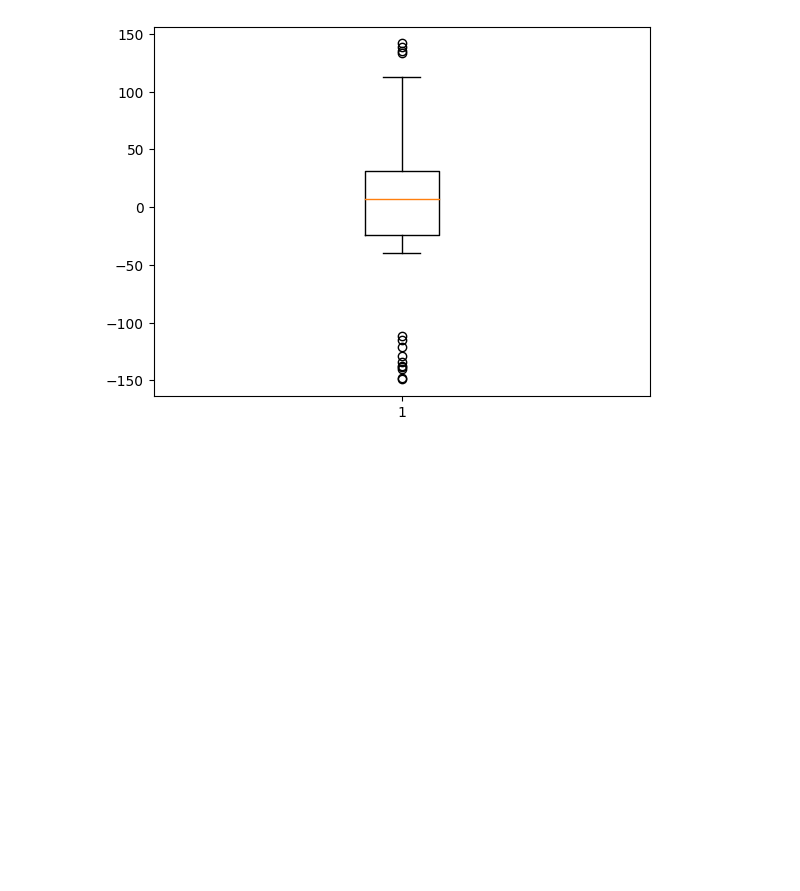
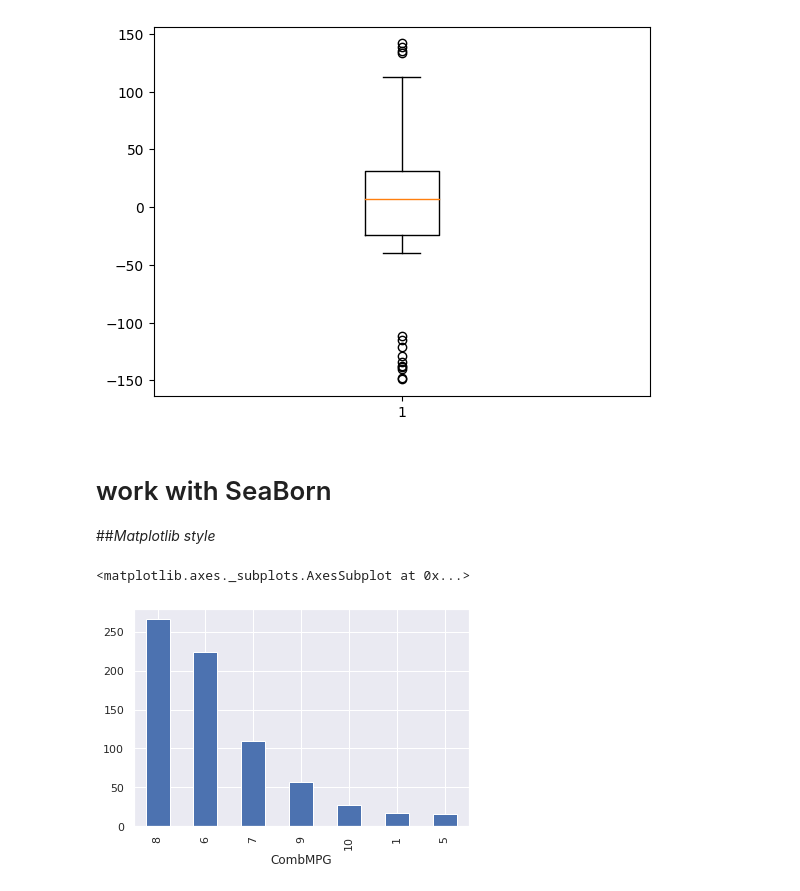
Before and after one commit to OnePassio/CE888, a Jupyter notebook: Research/Python_Matplotlib_Samples.ipynb, the cells around one changed output. Saved outputs shown, nothing was run; the diff lists cells and outputs as text; code cells hidden in the pictures; blank space fills up the shorter version.

```diff
--- a/Research/Python_Matplotlib_Samples.ipynb
+++ b/Research/Python_Matplotlib_Samples.ipynb
@@ -227,3 +227,23 @@ plt.boxplot(data)
 plt.show()
 # %% [output]
 [figure]
+# %% [markdown]
+# work with SeaBorn
+##*Matplotlib style*
+# %%
+%matplotlib inline
+import pandas as pd
+df=pd.read_csv("http://media.sundog-soft.com/SelfDriving/FuelEfficiency.csv")
+gear_counts=df['# Gears'].value_counts()
+
+#add seaborn
+import seaborn as sns
+sns.set()
+
+
+gear_counts.plot(kind='bar')
+
+df.head()
+# %% [output]
+<matplotlib.axes._subplots.AxesSubplot at 0x...>
+[figure, added]
```
Also changed, not shown: parts of 9 cells of this notebook.
